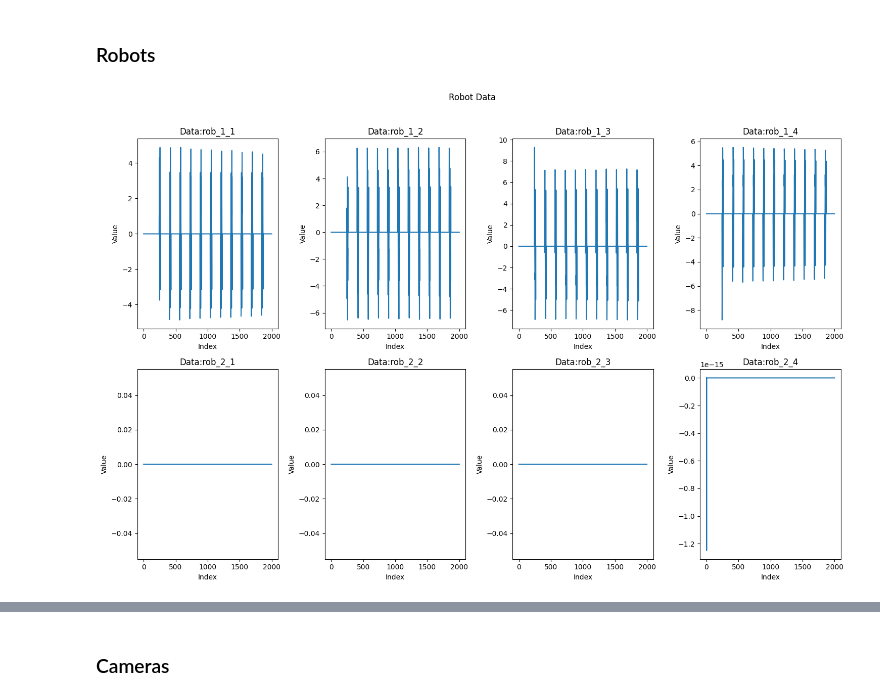
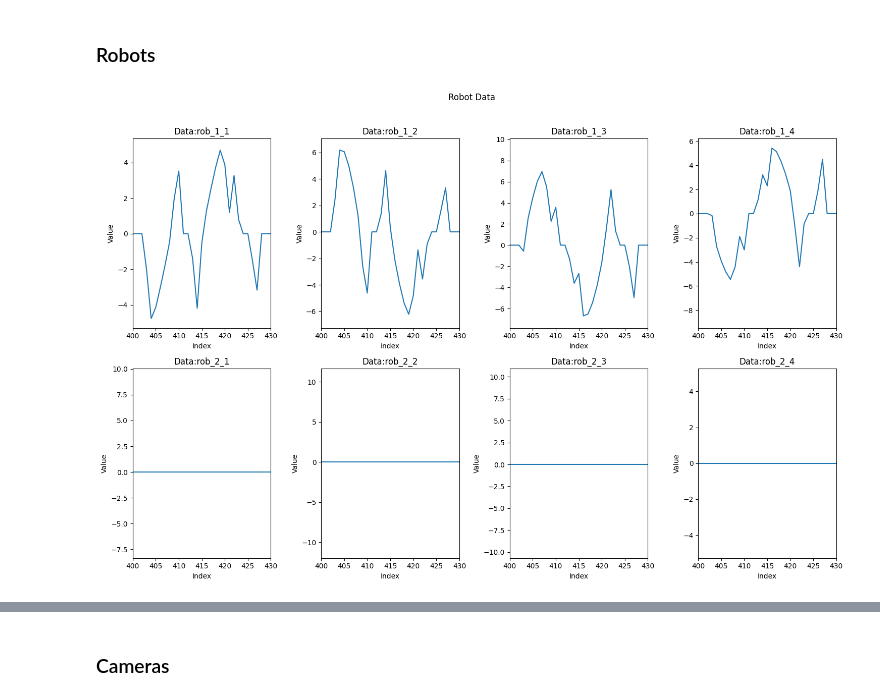
Before and after one commit to brjo0501/Master-Thesis_Code, a Jupyter notebook: Read Files.ipynb, the cells around one changed output, grey strips where cells are left out. Saved outputs shown, nothing was run; the diff lists cells and outputs as text; code cells hidden in the pictures.

```diff
--- a/Read Files.ipynb
+++ b/Read Files.ipynb
@@ -167,21 +172,22 @@ plt.show()
 # %%
 rob_data_df = pd.read_csv(file_selected)
 
 rob_data_df.head()
 
 rob_data_df = rob_data_df[rob_mv_nodes]
 
 fig, axes = plt.subplots(2,4, figsize=(15, 10))
 fig.suptitle('Robot Data')
 
 for i, ax in enumerate(axes.flatten()):
     column =  rob_data_df.columns[i]
     ax.plot(rob_data_df[column])
     ax.set_title(f'Data:{column}')
     ax.set_xlabel('Index')
     ax.set_ylabel('Value')
+    ax.set_xlim(400,430)
 
 plt.tight_layout(rect=[0, 0, 1, 0.96])
 plt.show()
 # %% [output]
-[figure, old version]
+[figure, new version]
```
Also changed, not shown: parts of 13 cells of this notebook, 1 other file.
